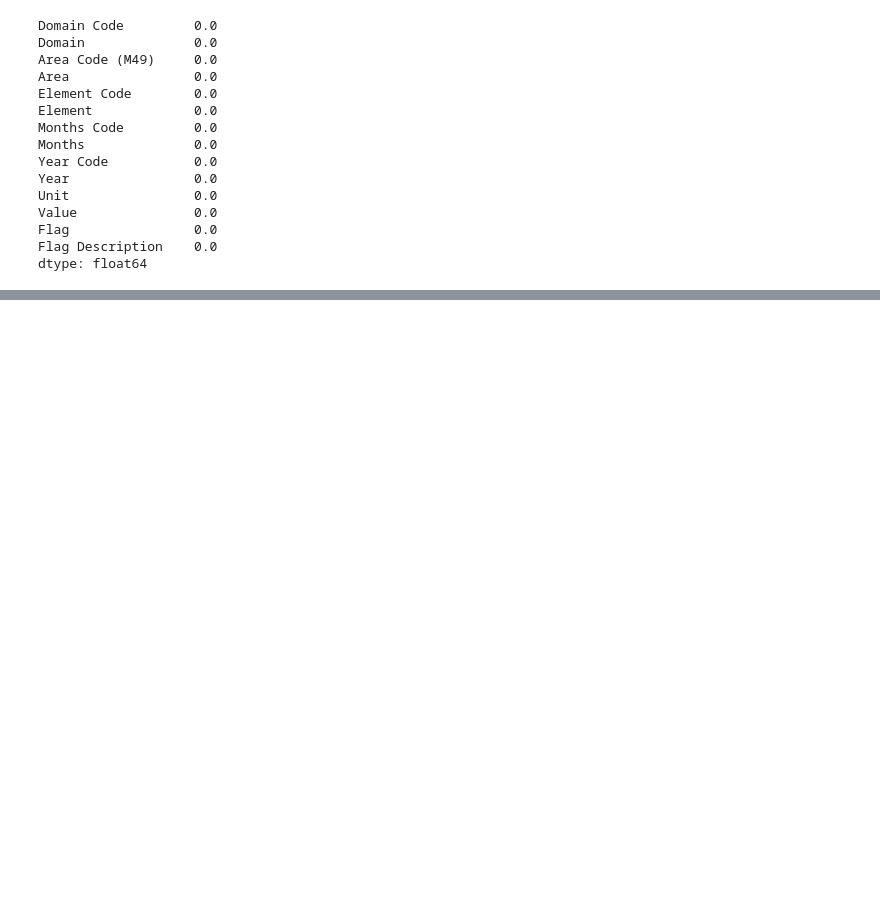
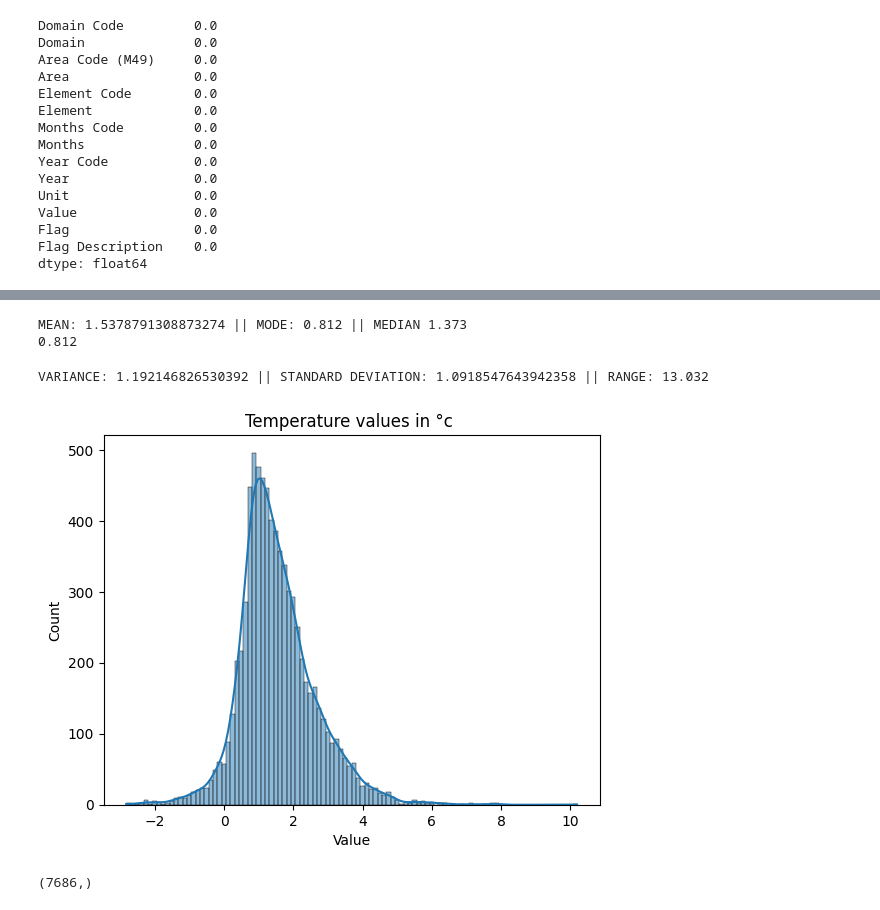
Before and after one commit to JosephRidge/Analysis101, a Jupyter notebook: climate.ipynb, the cells around one changed output, grey strips where cells are left out. Drawn from its saved outputs; the diff is of its cells as text; code cells hidden in the pictures; blank space fills up the shorter version.

```diff
--- a/climate.ipynb
+++ b/climate.ipynb
@@ -145,0 +149,2 @@ Insight: the % of missing values in the 'Value" columnis approx at 6% hence we c
+# %%
+climate_df_2 = climate_df.loc[climate_df['Element']=='Temperature change'] #
@@ -146,5 +153,5 @@ Insight: the % of missing values in the 'Value" columnis approx at 6% hence we c
 # %%
-cleaned_climate_df = climate_df.dropna()
+cleaned_climate_df = climate_df_2.dropna()
 # %%
 cleaned_climate_df.isnull().sum() * 100 / len(cleaned_climate_df) # zero missing values
 # %% [output]
@@ -165,0 +184,2 @@ dtype: float64
+# %%
+cleaned_climate_df = cleaned_climate_df.drop(['Area Code (M49)','Element Code','Months Code','Year Code'], axis=1)
@@ -165,0 +228,3 @@ dtype: float64
+# %%
+values = cleaned_climate_df['Value']
+values
@@ -165,0 +256,29 @@ dtype: float64
+# %%
+# MCTs
+mean = np.mean(values)
+median = np.median(values)
+mode = values.mode()[0]
+output = f"MEAN: {mean} || MODE: {mode} || MEDIAN: {median}"
+print(output)
+# %% [output]
+MEAN: 1.5378791308873274 || MODE: 0.812 || MEDIAN 1.373
+0.812
+# %%
+# MoVs
+sd = np.std(values)
+variance = np.var(values)
+range_of_values = np.max(values) - np.min(values)
+output = f"VARIANCE: {variance} || STANDARD DEVIATION: {sd} || RANGE: {range_of_values}"
+print(output)
+# %% [output]
+VARIANCE: 1.192146826530392 || STANDARD DEVIATION: 1.0918547643942358 || RANGE: 13.032
+# %%
+sns.histplot(values, kde=True)
+plt.title("Temperature values in °c ")
+plt.show()
+# %% [output]
+[figure, added]
+# %%
+values.shape
+# %% [output]
+(7686,)
```
Also changed, not shown: parts of 19 cells of this notebook, 1 other file.
